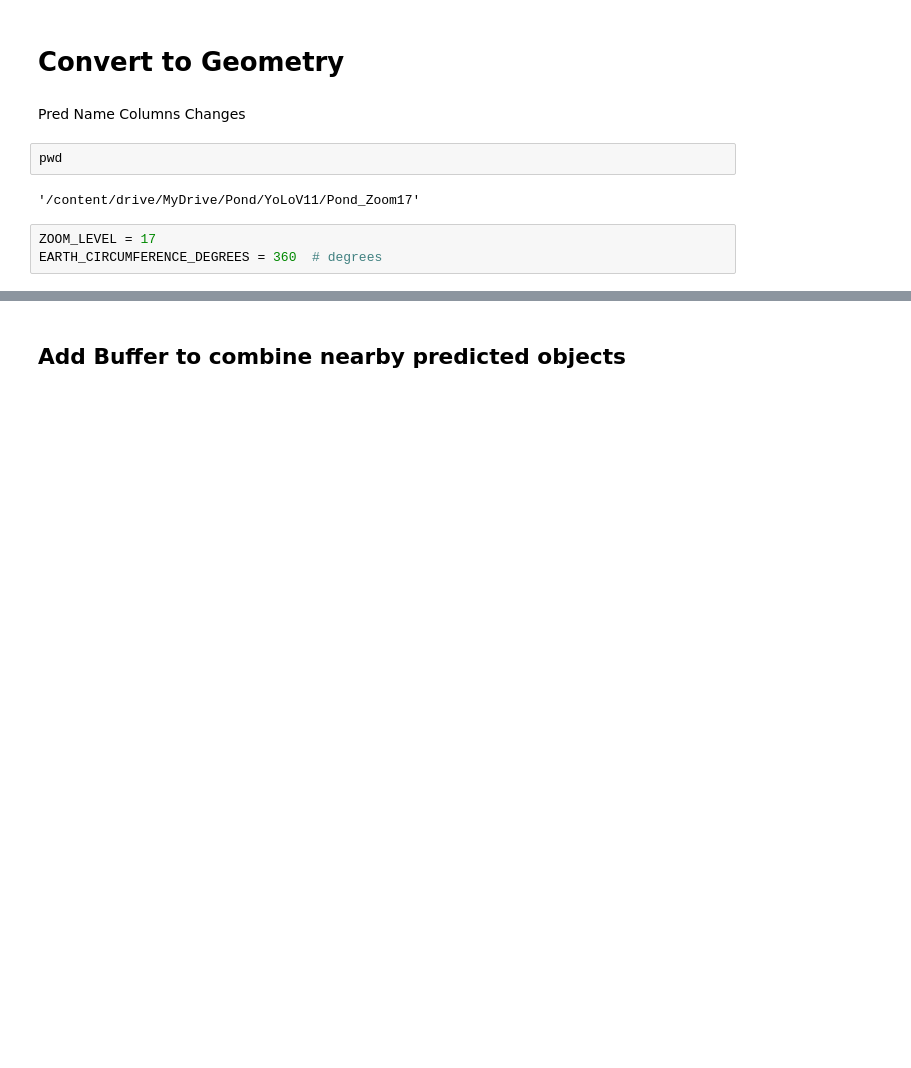
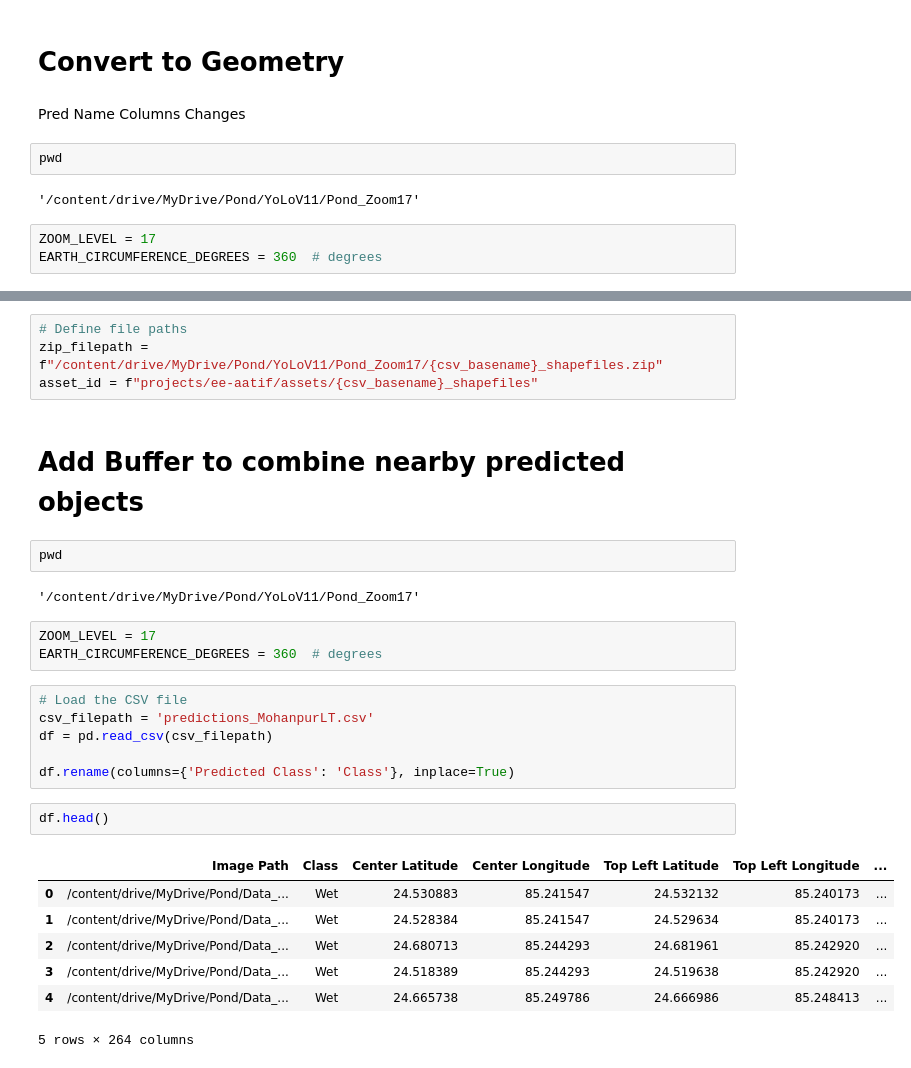
Before and after one commit to aatifnisar01/Ponds_and_wells_detection, a Jupyter notebook: Inference - Ponds.ipynb, the cells around one changed output, grey strips where cells are left out. Saved outputs shown, nothing was run; the diff lists cells and outputs as text; blank space fills up the shorter version.

```diff
--- a/Inference - Ponds.ipynb
+++ b/Inference - Ponds.ipynb
@@ -545,2 +580,29 @@ gdf_final.to_file('/content/drive/MyDrive/Pond/YoLoV11/Pond_Zoom17/TRY.shp')
+# %%
+# Define file paths
+zip_filepath = f"/content/drive/MyDrive/Pond/YoLoV11/Pond_Zoom17/{csv_basename}_shapefiles.zip"
+asset_id = f"projects/ee-aatif/assets/{csv_basename}_shapefiles"
 # %% [markdown]
-## Add Buffer to combine nearby predicted objects
+# Add Buffer to combine nearby predicted objects
+# %%
+pwd
+# %% [output]
+'/content/drive/MyDrive/Pond/YoLoV11/Pond_Zoom17'
+# %%
+ZOOM_LEVEL = 17
+EARTH_CIRCUMFERENCE_DEGREES = 360  # degrees
+# %%
+# Load the CSV file
+csv_filepath = 'predictions_MohanpurLT.csv'
+df = pd.read_csv(csv_filepath)
+
+df.rename(columns={'Predicted Class': 'Class'}, inplace=True)
+# %%
+df.head()
+# %% [output]
+|  | Image Path | Class | Center Latitude | Center Longitude | Top Left Latitude | Top Left Longitude | ... |
+| 0 | /content/drive/MyDrive/Pond/Data_... | Wet | 24.530883 | 85.241547 | 24.532132 | 85.240173 | ... |
+| 1 | /content/drive/MyDrive/Pond/Data_... | Wet | 24.528384 | 85.241547 | 24.529634 | 85.240173 | ... |
+| 2 | /content/drive/MyDrive/Pond/Data_... | Wet | 24.680713 | 85.244293 | 24.681961 | 85.242920 | ... |
+| 3 | /content/drive/MyDrive/Pond/Data_... | Wet | 24.518389 | 85.244293 | 24.519638 | 85.242920 | ... |
+| 4 | /content/drive/MyDrive/Pond/Data_... | Wet | 24.665738 | 85.249786 | 24.666986 | 85.248413 | ... |
+5 rows × 264 columns
```
Also changed, not shown: parts of 16 cells of this notebook.
